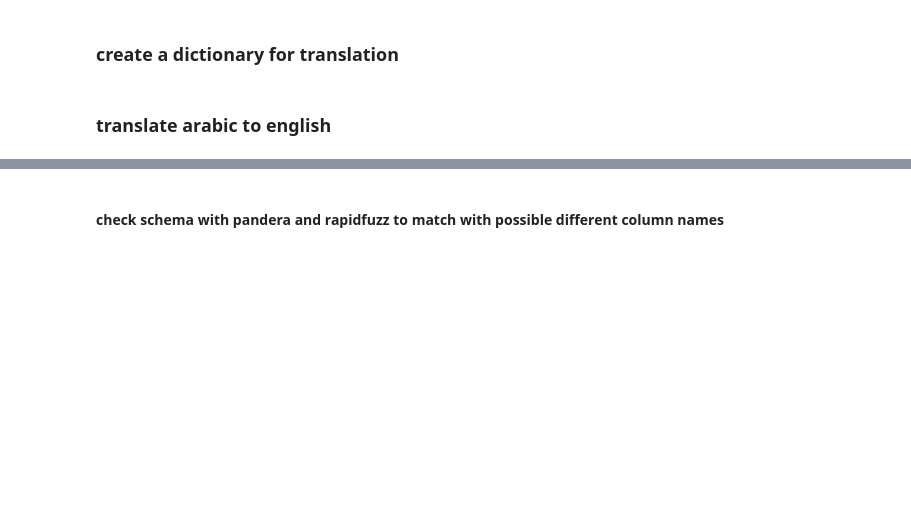
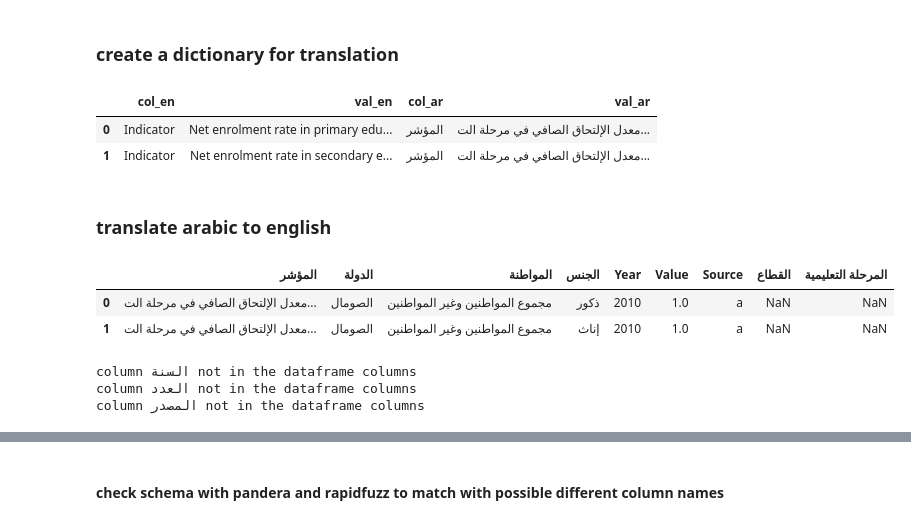
Before and after one commit to raffi1974/DSS-consolidate-questionnaires, a Jupyter notebook: consolidate_edu_questionnaire.ipynb, the cells around one changed output, grey strips where cells are left out. Cells and saved outputs as stored; diff of their text form; code cells hidden in the pictures; blank space fills up the shorter version.

Commit message:
translation taking from csv

```diff
--- a/consolidate_edu_questionnaire.ipynb
+++ b/consolidate_edu_questionnaire.ipynb
@@ -223,0 +197,7 @@ with open('values_dict_ar_to_en.json', 'w', encoding='utf-8') as f:
+# %%
+translation_df=pd.read_excel('translation dict.xlsx')
+translation_df.head(2)
+# %% [output]
+|  | col_en | val_en | col_ar | val_ar |
+| 0 | Indicator | Net enrolment rate in primary edu... | المؤشر | معدل الإلتحاق الصافي في مرحلة الت... |
+| 1 | Indicator | Net enrolment rate in secondary e... | المؤشر | معدل الإلتحاق الصافي في مرحلة الت... |
@@ -224,13 +212,27 @@ with open('values_dict_ar_to_en.json', 'w', encoding='utf-8') as f:
 # %% [markdown]
 ### translate arabic to english
+# %%
+df_ar.head(2)
+# %% [output]
+|  | المؤشر | الدولة | المواطنة | الجنس | Year | Value | Source | القطاع | المرحلة التعليمية |
+| 0 | معدل الإلتحاق الصافي في مرحلة الت... | الصومال | مجموع المواطنين وغير المواطنين | ذكور | 2010 | 1.0 | a | NaN | NaN |
+| 1 | معدل الإلتحاق الصافي في مرحلة الت... | الصومال | مجموع المواطنين وغير المواطنين | إناث | 2010 | 1.0 | a | NaN | NaN |
 # %%
+df_ar_translated=df_ar.copy()
+
 #translate the values from arabic to english
-for col in values_dict:
-    if col in df_ar.columns:
-        df_ar_translated[col] = df_ar_translated[col].map(values_dict[col])
+for col in labels_dict_ar_en.keys():
+        try:
+                df_ar_translated[col] = df_ar_translated[col].map(labels_dict_ar_en[col])
+        except:
+                print(f'column {col} not in the dataframe columns ')
 
 #rename columns to english
-df_ar_translated = df_ar_translated.rename(columns=column_dict)
+df_ar_translated = df_ar_translated.rename(columns=col_dict_ar_en)
+# %% [output]
+column السنة not in the dataframe columns
+column العدد not in the dataframe columns
+column المصدر not in the dataframe columns
 # %%
 df_ar_translated.head(2)
 # %% [output]
```
Also changed, not shown: parts of 9 cells of this notebook.
